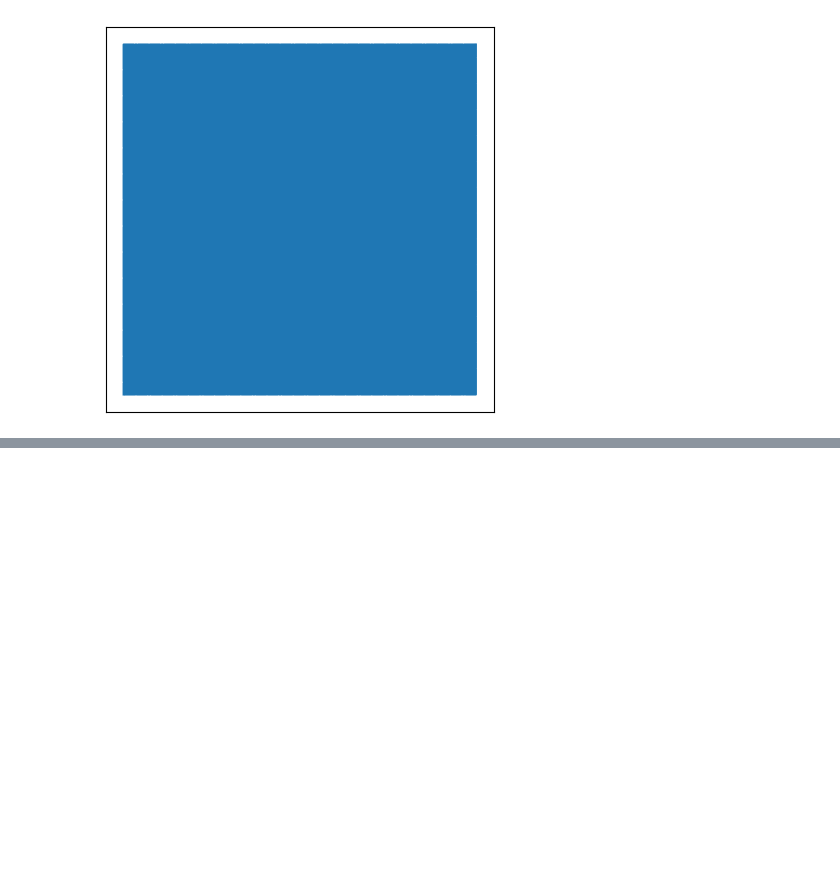
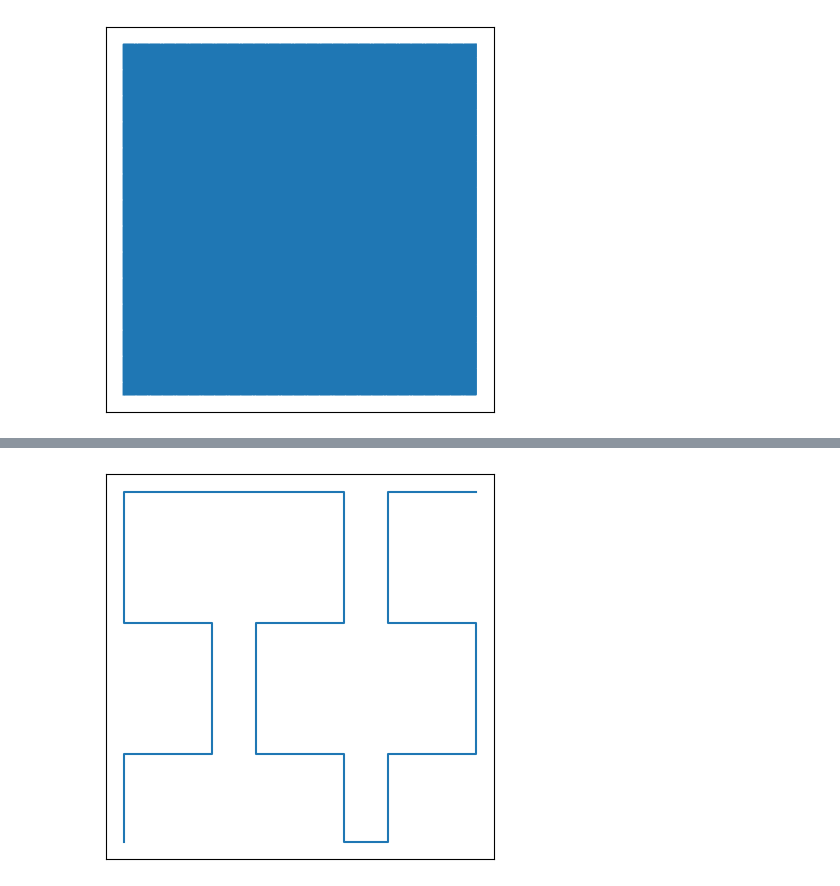
Before and after one commit to piotr-kosakowski/Classic-Fractals, a Jupyter notebook: peano/peano.ipynb, the cells around one changed output, grey strips where cells are left out. Saved outputs shown, nothing was run; the diff lists cells and outputs as text; code cells hidden in the pictures; blank space fills up the shorter version.

```diff
--- a/peano.ipynb
+++ b/peano/peano.ipynb
@@ -167,0 +192,4 @@ plot_peano(3, 'mod_2')
+# %%
+plot_peano(1, 'mod_3')
+# %% [output]
+[figure, added]
```
Also changed, not shown: parts of 9 cells of this notebook, 2 other files.
